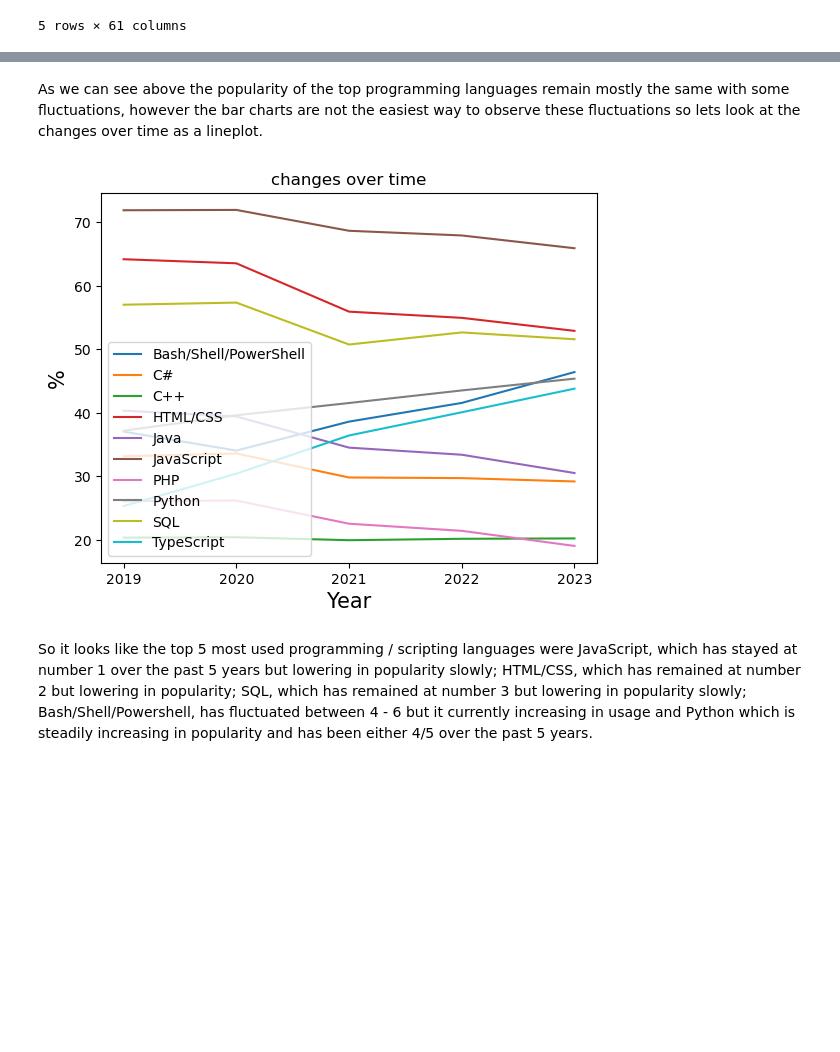
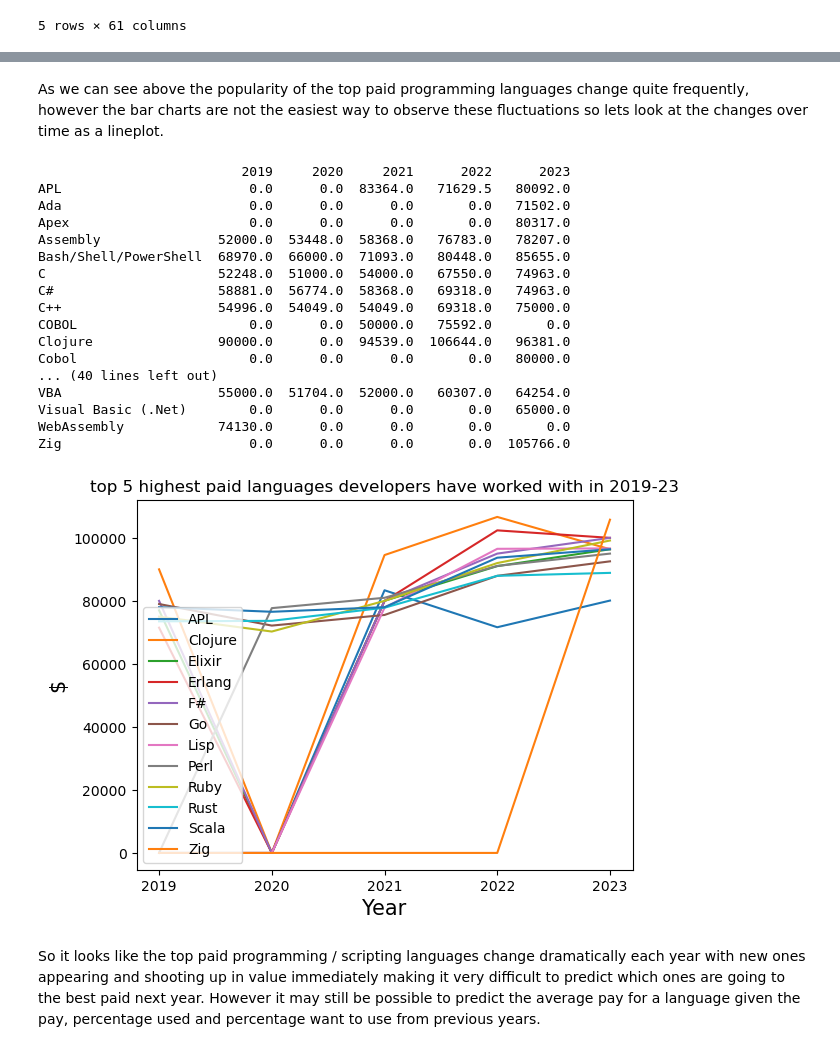
Before and after one commit to Duella12345/stack-overflow-pay, a Jupyter notebook: HighPayLanguagesStats.ipynb, the cells around one changed output, grey strips where cells are left out. Saved outputs shown, nothing was run; the diff lists cells and outputs as text; code cells hidden in the pictures; blank space fills up the shorter version.

```diff
--- a/HighPayLanguagesStats.ipynb
+++ b/HighPayLanguagesStats.ipynb
@@ -100,3 +29,22 @@ df_2023_temp['LanguageHaveWorkedWith'] = df_2023_temp['LanguageHaveWorkedWith'].
+# %%
+# data previously assessed to ensure the columns match up or can be amended to match if needed - we can see that 'MainBranch' is the same i.e. if they are a developer or not
+# however 'LanguageHaveWorkedWith' is named 'LanguageWorkedWith' in 2020 and 2019
+
+# assessing the data previously to ensure the categorical values match up or can be amended to match if needed -
+# we can saw that 'Bash/Shell (all shells)' needs to be changed to 'Bash/Shell/PowerShell' and
+# 'PowerShell' needs to be changed to 'Bash/Shell/PowerShell' plus 'LISP' to 'Lisp'
+
+# create new dataframes where the 'LanguageHaveWorkedWith' column is split into an array of strings instead of a list of languages
+df_2023_temp = df_2023
+df_2023_temp['LanguageHaveWorkedWith'] = df_2023_temp['LanguageHaveWorkedWith'].str.split(';')
+df_2022_temp = df_2022
+df_2022_temp['LanguageHaveWorkedWith'] = df_2022_temp['LanguageHaveWorkedWith'].str.split(';')
+df_2021_temp = df_2021
+df_2021_temp['LanguageHaveWorkedWith'] = df_2021_temp['LanguageHaveWorkedWith'].str.split(';')
+df_2020_temp = df_2020
+df_2020_temp['LanguageWorkedWith'] = df_2020_temp['LanguageWorkedWith'].str.split(';')
+df_2019_temp = df_2019
+df_2019_temp['LanguageWorkedWith'] = df_2019_temp['LanguageWorkedWith'].str.split(';')
 # %%
 # In this case, we want to look at the languages data for each year
 # First - let's just look at the top 10 languages people have worked with  and want to work with in 2023
@@ -296,30 +170,51 @@ plt.show()
 # %% [markdown]
-As we can see above the popularity of the top programming languages remain mostly the same with some fluctuations, however the bar charts are not the easiest way to observe these fluctuations so lets look at the changes over time as a lineplot.
+As we can see above the popularity of the top paid programming languages change quite frequently, however the bar charts are not the easiest way to observe these fluctuations so lets look at the changes over time as a lineplot.
 # %%
 
 # Creating a dictionary by passing Series objects as values
-frame = {'2019': language_count_dev_19 * 100/ developers_19.LanguageWorkedWith.dropna(axis=0, how='any').shape[0],
-         '2020': language_count_dev_20 * 100/ developers_20.LanguageWorkedWith.dropna(axis=0, how='any').shape[0],
-         '2021': language_count_dev_21 * 100/ developers_21.LanguageHaveWorkedWith.dropna(axis=0, how='any').shape[0],
-         '2022': language_count_dev_22 * 100/ developers_22.LanguageHaveWorkedWith.dropna(axis=0, how='any').shape[0],
-         '2023': language_count_dev_23 * 100/ developers_23.LanguageHaveWorkedWith.dropna(axis=0, how='any').shape[0]}
+frame = {'2019': language_count_dev_19.squeeze(),
+         '2020': language_count_dev_20.squeeze(),
+         '2021': language_count_dev_21.squeeze(),
+         '2022': language_count_dev_22.squeeze(),
+         '2023': language_count_dev_23.squeeze()}
 
 # Creating DataFrame by passing Dictionary
 result = pd.DataFrame(frame).fillna(0)
 
-# Printing elements of Dataframe
+# check dictionary is as expected
+print(result)
+
+# plot the top 5 languages for the last 5 years
 for i, row in enumerate(result.index):
-    if (result.iloc[i].sum() > 100):
+    #top 5 languages
+    if (row in ["Clojure", "Ruby", "F#", "Go", "Scala", "Elixir", "Perl", "Rust", "APL", "Erlang", "Lisp", "Zig"]):
         plt.plot(result.columns, result.iloc[i], label=row)
 
 
 plt.xlabel('Year', fontsize=15)
-plt.ylabel('%', fontsize=15)
+plt.ylabel('$', fontsize=15)
 plt.legend(loc="lower left")
-plt.title('changes over time')
+plt.title('top 5 highest paid languages developers have worked with in 2019-23')
 
 plt.show()
 # %% [output]
+                          2019     2020     2021      2022      2023
+APL                        0.0      0.0  83364.0   71629.5   80092.0
+Ada                        0.0      0.0      0.0       0.0   71502.0
+Apex                       0.0      0.0      0.0       0.0   80317.0
+Assembly               52000.0  53448.0  58368.0   76783.0   78207.0
+Bash/Shell/PowerShell  68970.0  66000.0  71093.0   80448.0   85655.0
+C                      52248.0  51000.0  54000.0   67550.0   74963.0
+C#                     58881.0  56774.0  58368.0   69318.0   74963.0
+C++                    54996.0  54049.0  54049.0   69318.0   75000.0
+COBOL                      0.0      0.0  50000.0   75592.0       0.0
+Clojure                90000.0      0.0  94539.0  106644.0   96381.0
+Cobol                      0.0      0.0      0.0       0.0   80000.0
+... (40 lines left out)
+VBA                    55000.0  51704.0  52000.0   60307.0   64254.0
+Visual Basic (.Net)        0.0      0.0      0.0       0.0   65000.0
+WebAssembly            74130.0      0.0      0.0       0.0       0.0
+Zig                        0.0      0.0      0.0       0.0  105766.0
-[figure, old version]
+[figure, new version]
-# %% [markdown]
-So it looks like the top 5 most used programming / scripting languages were JavaScript, which has stayed at number 1 over the past 5 years but lowering in popularity slowly; HTML/CSS, which has remained at number 2 but lowering in popularity; SQL, which has remained at number 3 but lowering in popularity slowly; Bash/Shell/Powershell, has fluctuated between 4  - 6 but it currently increasing in usage and Python which is steadily increasing in popularity and has been either 4/5 over the past 5 years.
+# %% [markdown]
+So it looks like the top paid programming / scripting languages change dramatically each year with new ones appearing and shooting up in value immediately making it very difficult to predict which ones are going to the best paid next year. However it may still be possible to predict the average pay for a language given the pay, percentage used and percentage want to use from previous years.
```
Also changed, not shown: parts of 11 cells of this notebook, 1 other file.
